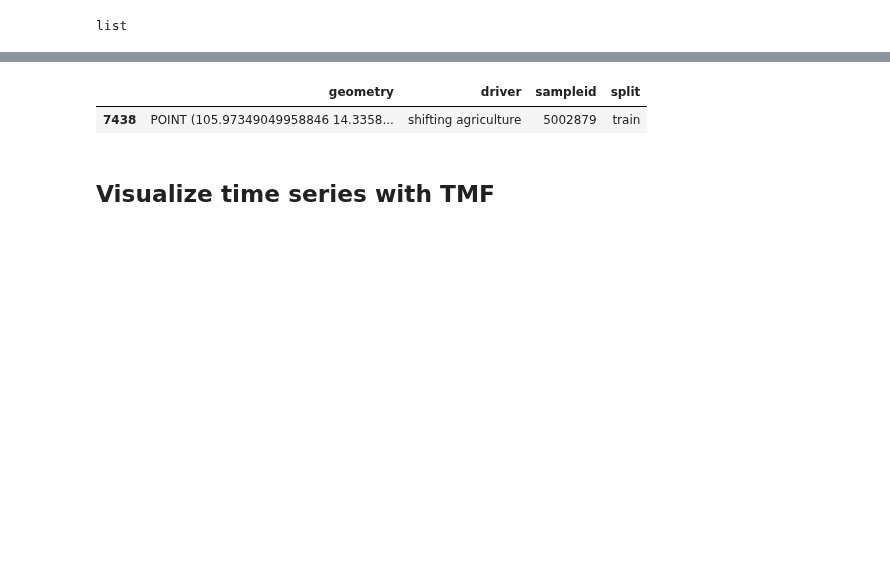
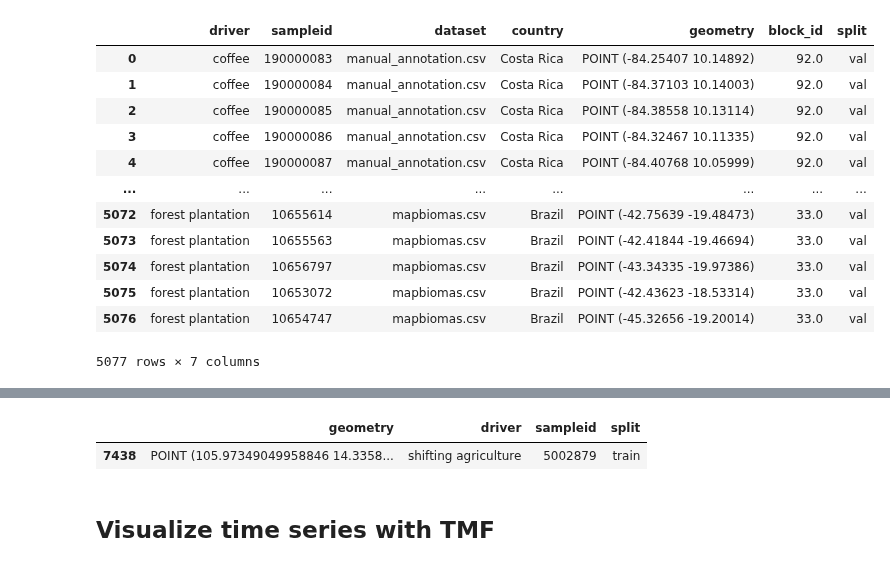
Before and after one commit to janpisl/location-encoding, a Jupyter notebook: notebooks/visualize_data.ipynb, the cells around one changed output, grey strips where cells are left out. Saved outputs shown, nothing was run; the diff lists cells and outputs as text; code cells hidden in the pictures; blank space fills up the shorter version.

```diff
--- a/notebooks/visualize_data.ipynb
+++ b/notebooks/visualize_data.ipynb
@@ -34,7 +33,3 @@ x,y = next(iter(train_dl))
-# %%
-type(x)
-# %% [output]
-list
 # %%
 def plot_images(data, label):
 
@@ -58,3 +74,19 @@ def plot_images(data, label):
 #df = train_dataset.img_labels
 
 #df['geometry'] = gpd.GeoSeries.from_wkt(df['geometry'])
+# %%
+dataset.img_labels
+# %% [output]
+|  | driver | sampleid | dataset | country | geometry | block_id | split |
+| 0 | coffee | 190000083 | manual_annotation.csv | Costa Rica | POINT (-84.25407 10.14892) | 92.0 | val |
+| 1 | coffee | 190000084 | manual_annotation.csv | Costa Rica | POINT (-84.37103 10.14003) | 92.0 | val |
+| 2 | coffee | 190000085 | manual_annotation.csv | Costa Rica | POINT (-84.38558 10.13114) | 92.0 | val |
+| 3 | coffee | 190000086 | manual_annotation.csv | Costa Rica | POINT (-84.32467 10.11335) | 92.0 | val |
+| 4 | coffee | 190000087 | manual_annotation.csv | Costa Rica | POINT (-84.40768 10.05999) | 92.0 | val |
+| ... | ... | ... | ... | ... | ... | ... | ... |
+| 5072 | forest plantation | 10655614 | mapbiomas.csv | Brazil | POINT (-42.75639 -19.48473) | 33.0 | val |
+| 5073 | forest plantation | 10655563 | mapbiomas.csv | Brazil | POINT (-42.41844 -19.46694) | 33.0 | val |
+| 5074 | forest plantation | 10656797 | mapbiomas.csv | Brazil | POINT (-43.34335 -19.97386) | 33.0 | val |
+| 5075 | forest plantation | 10653072 | mapbiomas.csv | Brazil | POINT (-42.43623 -18.53314) | 33.0 | val |
+| 5076 | forest plantation | 10654747 | mapbiomas.csv | Brazil | POINT (-45.32656 -19.20014) | 33.0 | val |
+5077 rows × 7 columns
```
Also changed, not shown: parts of 10 cells of this notebook, 13 other files.
